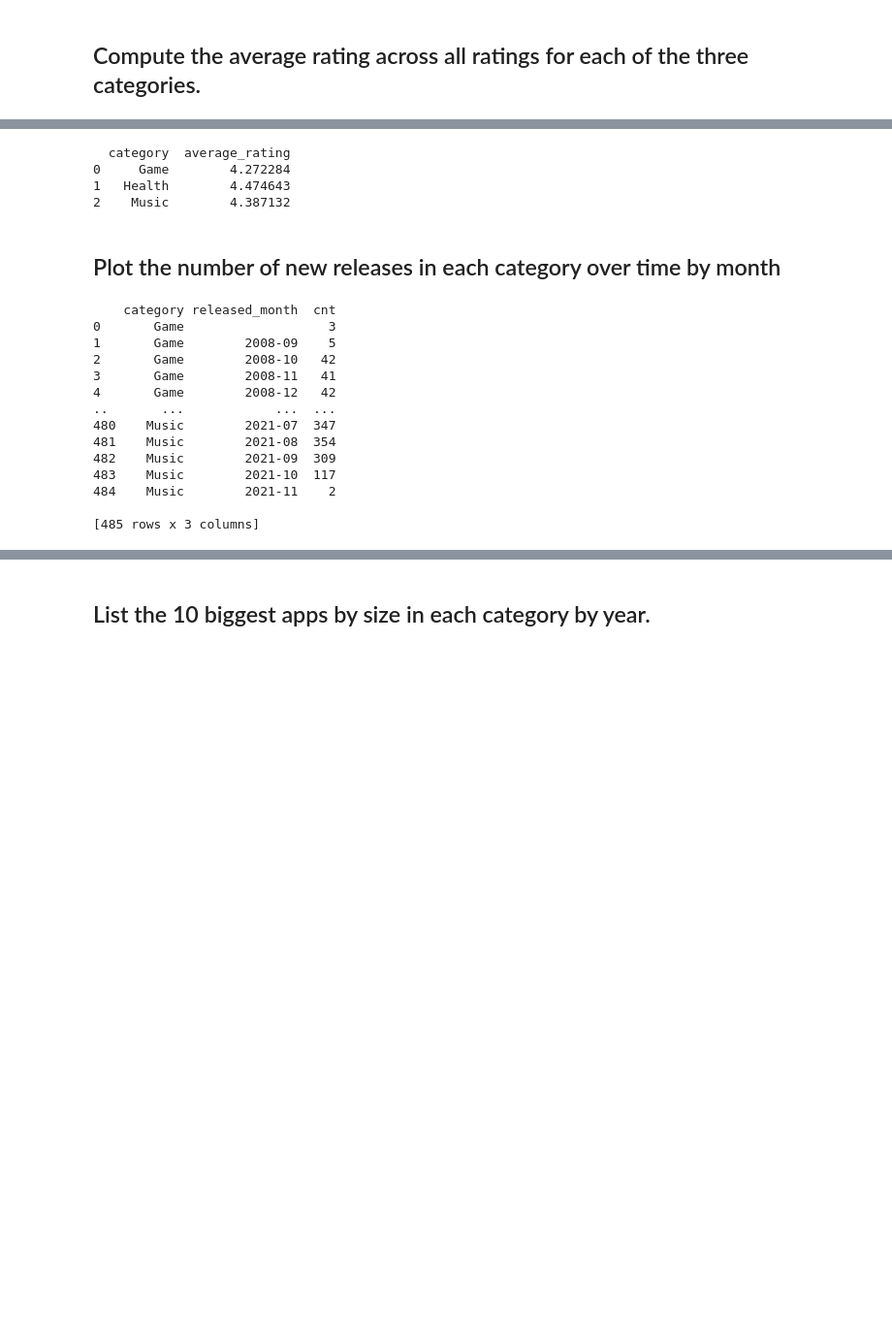
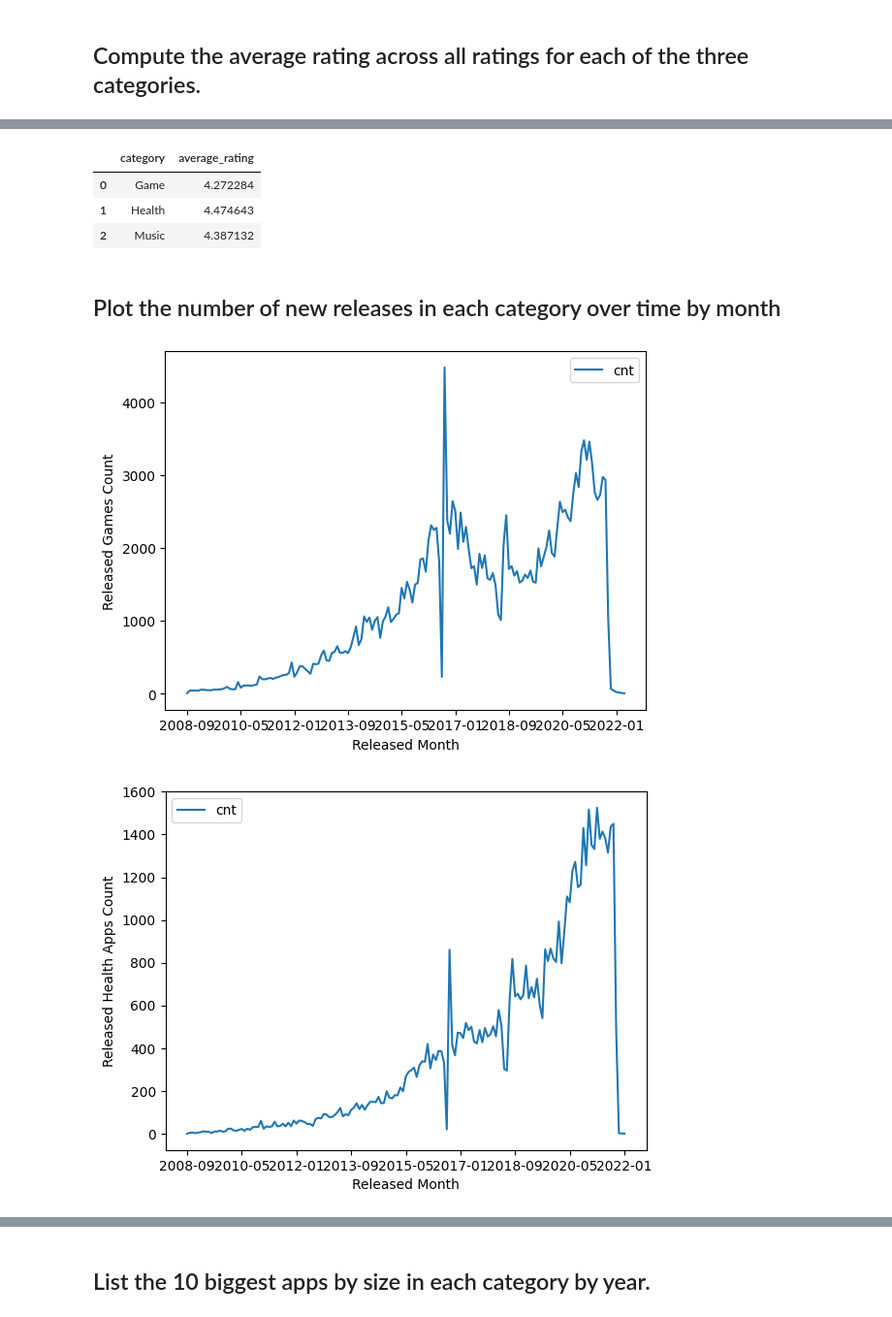
Before and after one commit to manMadeLogic/app-analysis, a Jupyter notebook: App analysis.ipynb, the cells around one changed output, grey strips where cells are left out. Shown at 97% size. Drawn from its saved outputs; the diff is of its cells as text; code cells hidden in the pictures; blank space fills up the shorter version.

```diff
--- a/App analysis.ipynb
+++ b/App analysis.ipynb
@@ -89,9 +152,8 @@ GROUP BY 1
 """
 # %%
 # app store
-result = db.run_select_pd(query_2.format(
+result_2_apple = db.run_select_pd(query_2.format(
     case_statement=APP_STORE_CATEGORY_CASE_STATEMENT,
     filter_statement=APP_STORE_CATEGORY_FILTER_STATEMENT,
     table_name=app_store_table_name,
 ))
-print(result)
@@ -103,16 +167,17 @@ print(result)
 # %%
 # google play
-result = db.run_select_pd(query_2.format(
+result_2_google = db.run_select_pd(query_2.format(
     case_statement=GOOGLE_PLAY_CATEGORY_CASE_STATEMENT,
     filter_statement=GOOGLE_PLAY_CATEGORY_FILTER_STATEMENT,
     table_name=google_play_table_name,
 ))
-print(result)
-# %% [output]
-  category  average_rating
-0     Game        4.272284
-1   Health        4.474643
-2    Music        4.387132
+# %%
+result_2_google
+# %% [output]
+|  | category | average_rating |
+| 0 | Game | 4.272284 |
+| 1 | Health | 4.474643 |
+| 2 | Music | 4.387132 |
 # %% [markdown]
 ## Plot the number of new releases in each category over time by month
 # %%
@@ -128,24 +193,27 @@ ORDER BY 1, 2
 """
 # %%
 # app store
-result = db.run_select_pd(query_3.format(
+result_3_apple = db.run_select_pd(query_3.format(
     case_statement=APP_STORE_CATEGORY_CASE_STATEMENT,
     filter_statement=APP_STORE_CATEGORY_FILTER_STATEMENT,
     table_name=app_store_table_name,
 ))
-print(result)
-# %% [output]
-    category released_month  cnt
-0       Game                   3
-1       Game        2008-09    5
-2       Game        2008-10   42
-3       Game        2008-11   41
-4       Game        2008-12   42
-..       ...            ...  ...
-480    Music        2021-07  347
-481    Music        2021-08  354
-482    Music        2021-09  309
-483    Music        2021-10  117
-484    Music        2021-11    2
-
-[485 rows x 3 columns]
+# %%
+pd_3_apple_game = result_3_apple[result_3_apple.category=='Game'].dropna()
+pd_3_apple_health = result_3_apple[result_3_apple.category=='Health'].dropna()
+pd_3_apple_music = result_3_apple[result_3_apple.category=='Music'].dropna()
+pd_3_apple_game.plot(x="released_month", y="cnt")
+plt.xlabel("Released Month")
+plt.ylabel("Released Games Count")
+plt.show()
+pd_3_apple_health.plot(x="released_month", y="cnt")
+plt.xlabel("Released Month")
+plt.ylabel("Released Health Apps Count")
+plt.show()
+pd_3_apple_music.plot(x="released_month", y="cnt")
+plt.xlabel("Released Month")
+plt.ylabel("Released Music Apps Count")
+plt.show()
+# %% [output]
+[figure, added]
+[figure, added]
```
Also changed, not shown: parts of 31 cells of this notebook, 4 other files.
